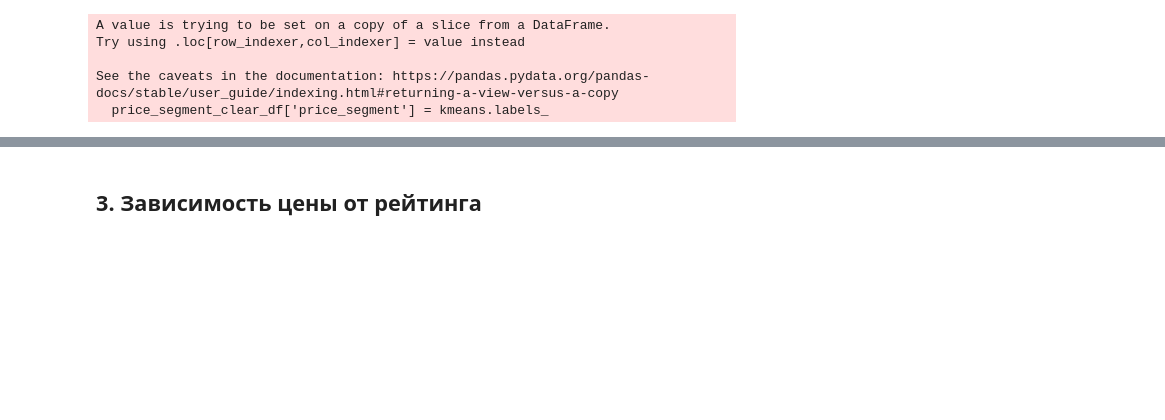
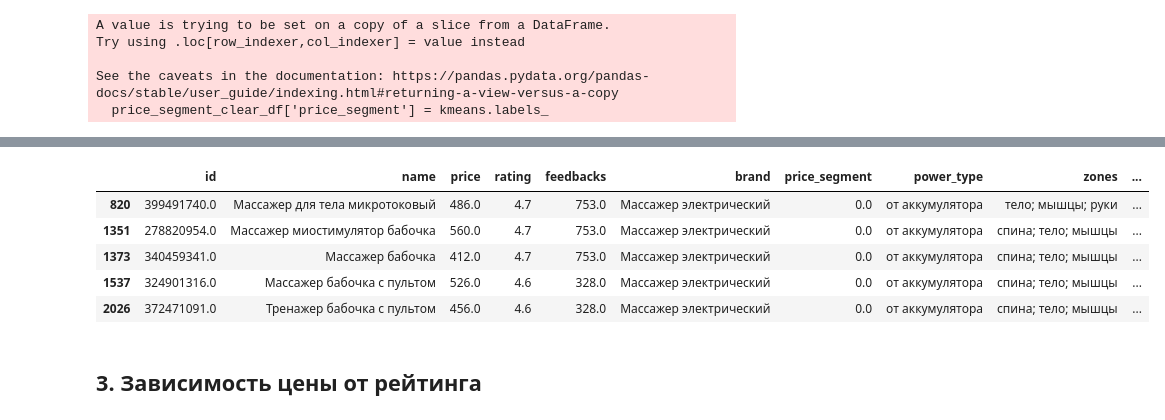
Before and after one commit to nekitmilk/ElectroPunk, a Jupyter notebook: src/notebooks/analisys.ipynb, the cells around one changed output, grey strips where cells are left out. Cells and saved outputs as stored; diff of their text form; code cells hidden in the pictures; blank space fills up the shorter version.

```diff
--- a/src/notebooks/analisys.ipynb
+++ b/src/notebooks/analisys.ipynb
@@ -541,6 +541,8 @@ print(clear_df["price"].quantile(0.25), clear_df["price"].quantile(0.5), clear_d
 Однако наше распределение имеет слишком большой разброс, сильное смещение в сторону нулевой цены и длинный хвост. Поэтому для лучшего учета рыночных реалий, попробуем разбить нашу выборку на 4 ценовые категории (низкая, средняя, средне-высокая и высокая) с помощью метода KMeans
 # %%
 from sklearn.cluster import KMeans
+
+clear_df = pd.read_csv("../data/cleared_wb_products.csv")
 
 # Ограничим сильные выбросы 3 сигмами
 price_segment_clear_df = clear_df[clear_df["price"] <= clear_df["price"].mean() + 3 * clear_df["price"].std()]
@@ -578,3 +596,5 @@ price_segment_clear_df = pd.merge(
     right_on="id",
     how='left'
 )
+# %%
+other_specs =  pd.read_csv("../data/other_specs_cleared_wb_products.csv")
@@ -642,3 +693,12 @@ Name: count, dtype: int64
+# %%
+price_segment_clear_df[price_segment_clear_df['brand'] == "Массажер электрический"]
+# %% [output]
+|  | id | name | price | rating | feedbacks | brand | price_segment | power_type | zones | ... |
+| 820 | 399491740.0 | Массажер для тела микротоковый | 486.0 | 4.7 | 753.0 | Массажер электрический | 0.0 | от аккумулятора | тело; мышцы; руки | ... |
+| 1351 | 278820954.0 | Массажер миостимулятор бабочка | 560.0 | 4.7 | 753.0 | Массажер электрический | 0.0 | от аккумулятора | спина; тело; мышцы | ... |
+| 1373 | 340459341.0 | Массажер бабочка | 412.0 | 4.7 | 753.0 | Массажер электрический | 0.0 | от аккумулятора | спина; тело; мышцы | ... |
+| 1537 | 324901316.0 | Массажер бабочка с пультом | 526.0 | 4.6 | 328.0 | Массажер электрический | 0.0 | от аккумулятора | спина; тело; мышцы | ... |
+| 2026 | 372471091.0 | Тренажер бабочка с пультом | 456.0 | 4.6 | 328.0 | Массажер электрический | 0.0 | от аккумулятора | спина; тело; мышцы | ... |
 # %% [markdown]
 ## 3. Зависимость цены от рейтинга
 # %%
```
Also changed, not shown: parts of 22 cells of this notebook, 5 other files.
